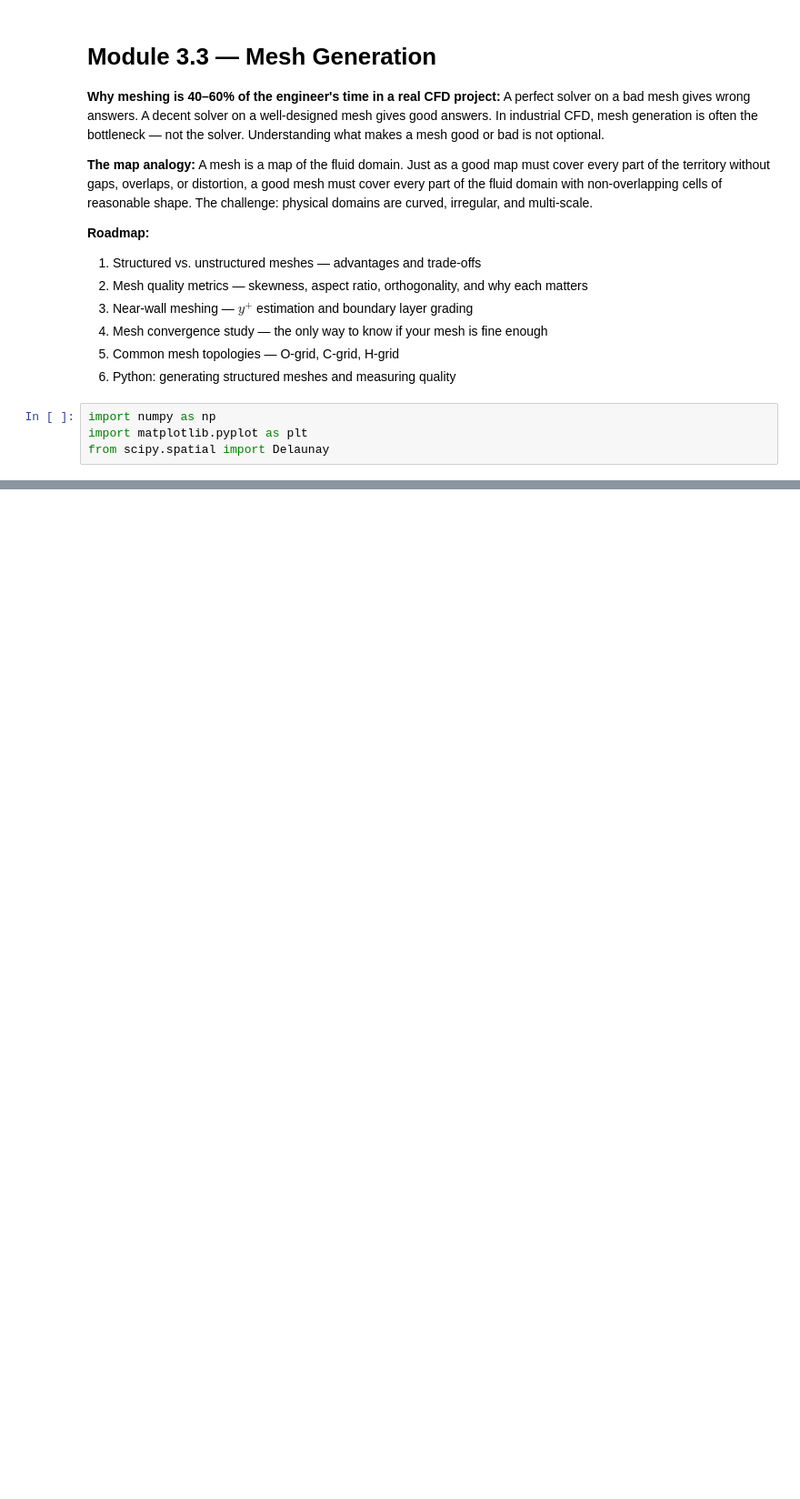
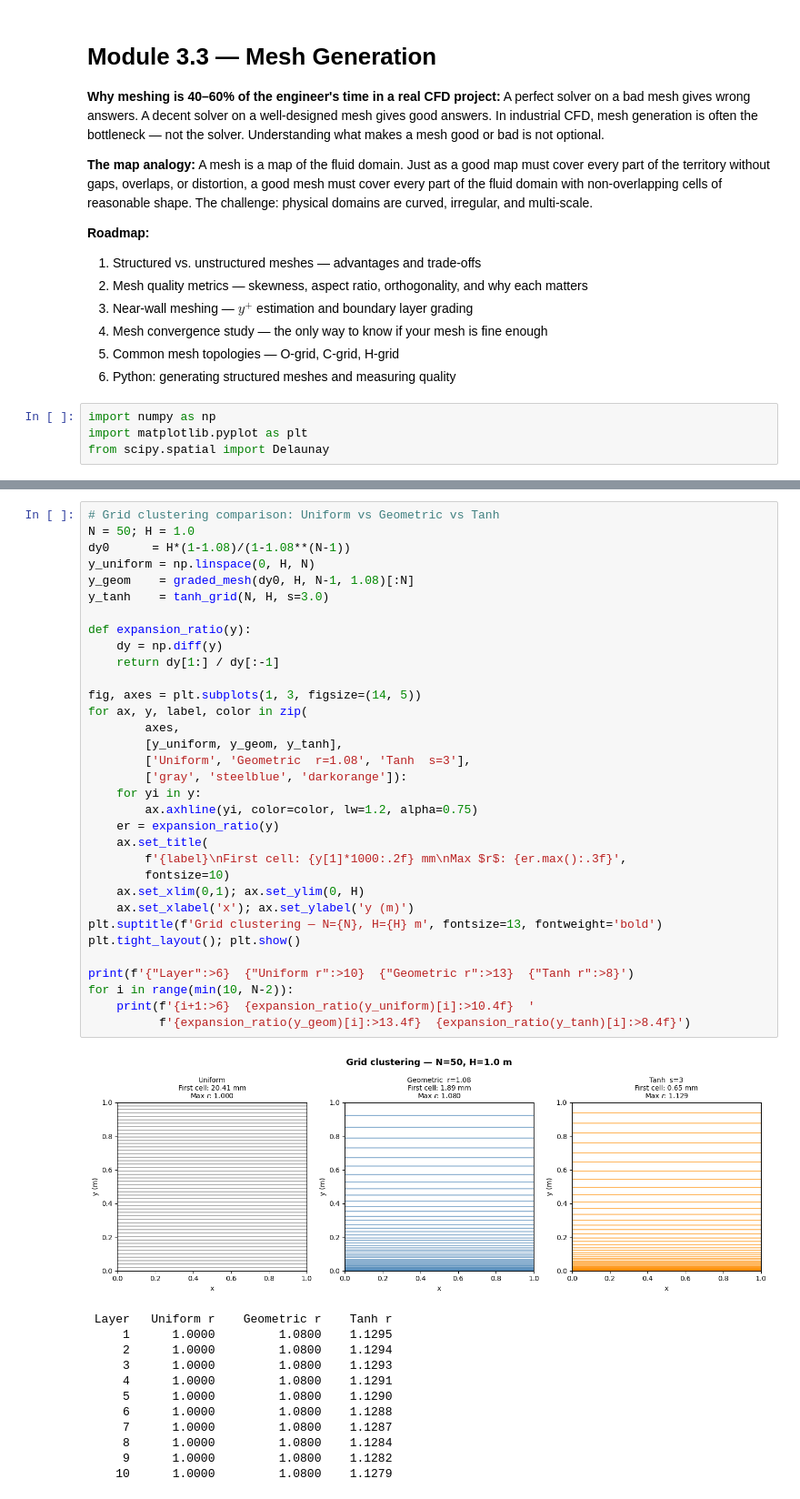
Before and after one commit to harishragul/cfd, a Jupyter notebook: curriculum/module_03_advanced/03_mesh_generation.ipynb, the cells around one changed output, grey strips where cells are left out. Shown at 91% size. Cells and saved outputs as stored; diff of their text form; blank space fills up the shorter version.

```diff
--- a/curriculum/module_03_advanced/03_mesh_generation.ipynb
+++ b/curriculum/module_03_advanced/03_mesh_generation.ipynb
@@ -231 +350,47 @@ plt.show()
+# %%
+# Grid clustering comparison: Uniform vs Geometric vs Tanh
+N = 50; H = 1.0
+dy0      = H*(1-1.08)/(1-1.08**(N-1))
+y_uniform = np.linspace(0, H, N)
+y_geom    = graded_mesh(dy0, H, N-1, 1.08)[:N]
+y_tanh    = tanh_grid(N, H, s=3.0)
+
+def expansion_ratio(y):
+    dy = np.diff(y)
+    return dy[1:] / dy[:-1]
+
+fig, axes = plt.subplots(1, 3, figsize=(14, 5))
+for ax, y, label, color in zip(
+        axes,
+        [y_uniform, y_geom, y_tanh],
+        ['Uniform', 'Geometric  r=1.08', 'Tanh  s=3'],
+        ['gray', 'steelblue', 'darkorange']):
+    for yi in y:
+        ax.axhline(yi, color=color, lw=1.2, alpha=0.75)
+    er = expansion_ratio(y)
+    ax.set_title(
+        f'{label}\nFirst cell: {y[1]*1000:.2f} mm\nMax $r$: {er.max():.3f}',
+        fontsize=10)
+    ax.set_xlim(0,1); ax.set_ylim(0, H)
+    ax.set_xlabel('x'); ax.set_ylabel('y (m)')
+plt.suptitle(f'Grid clustering — N={N}, H={H} m', fontsize=13, fontweight='bold')
+plt.tight_layout(); plt.show()
+
+print(f'{"Layer":>6}  {"Uniform r":>10}  {"Geometric r":>13}  {"Tanh r":>8}')
+for i in range(min(10, N-2)):
+    print(f'{i+1:>6}  {expansion_ratio(y_uniform)[i]:>10.4f}  '
+          f'{expansion_ratio(y_geom)[i]:>13.4f}  {expansion_ratio(y_tanh)[i]:>8.4f}')
+# %% [output]
+[figure, added]
+ Layer   Uniform r    Geometric r    Tanh r
+     1      1.0000         1.0800    1.1295
+     2      1.0000         1.0800    1.1294
+     3      1.0000         1.0800    1.1293
+     4      1.0000         1.0800    1.1291
+     5      1.0000         1.0800    1.1290
+     6      1.0000         1.0800    1.1288
+     7      1.0000         1.0800    1.1287
+     8      1.0000         1.0800    1.1284
+     9      1.0000         1.0800    1.1282
+    10      1.0000         1.0800    1.1279
 # %% [markdown]
```
Also changed, not shown: parts of 7 cells of this notebook, 8 other files.
